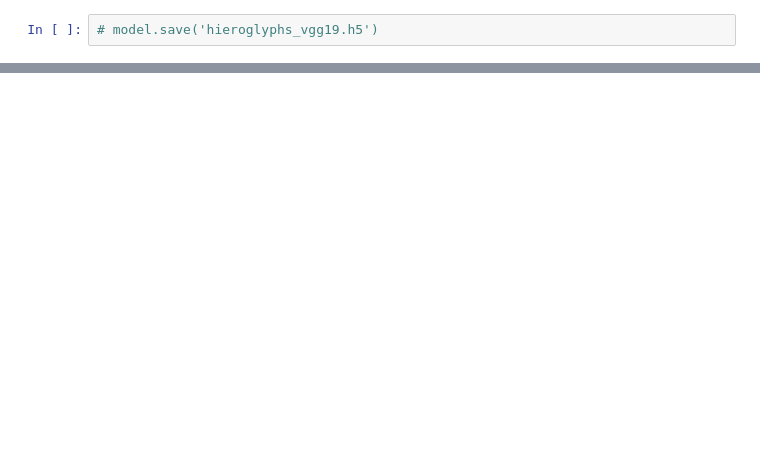
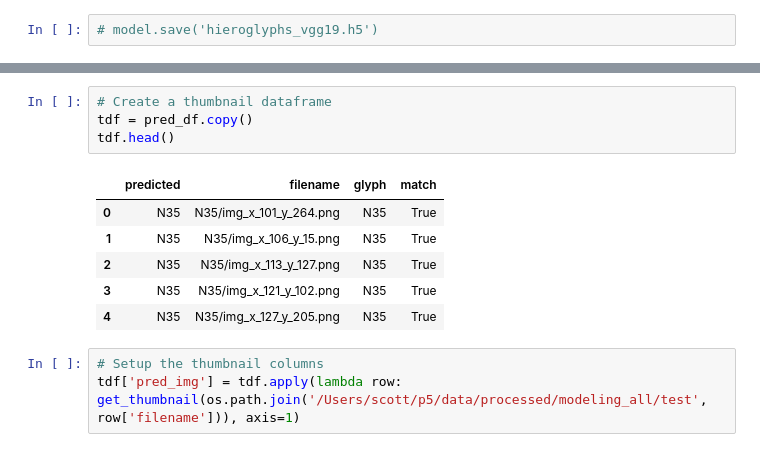
Before and after one commit to scottkds/metis_project5, a Jupyter notebook: models/Hieroglyph_Classifier.ipynb, the cells around one changed output, grey strips where cells are left out. Drawn from its saved outputs; the diff is of its cells as text; blank space fills up the shorter version.

```diff
--- a/models/Hieroglyph_Classifier.ipynb
+++ b/models/Hieroglyph_Classifier.ipynb
@@ -334,0 +454,14 @@ Clipping input data to the valid range for imshow with RGB data ([0..1] for floa
+# %%
+# Create a thumbnail dataframe
+tdf = pred_df.copy()
+tdf.head()
+# %% [output]
+|  | predicted | filename | glyph | match |
+| 0 | N35 | N35/img_x_101_y_264.png | N35 | True |
+| 1 | N35 | N35/img_x_106_y_15.png | N35 | True |
+| 2 | N35 | N35/img_x_113_y_127.png | N35 | True |
+| 3 | N35 | N35/img_x_121_y_102.png | N35 | True |
+| 4 | N35 | N35/img_x_127_y_205.png | N35 | True |
+# %%
+# Setup the thumbnail columns
+tdf['pred_img'] = tdf.apply(lambda row: get_thumbnail(os.path.join('/Users/scott/p5/data/processed/modeling_all/test', row['filename'])), axis=1)
```
Also changed, not shown: parts of 67 cells of this notebook.
